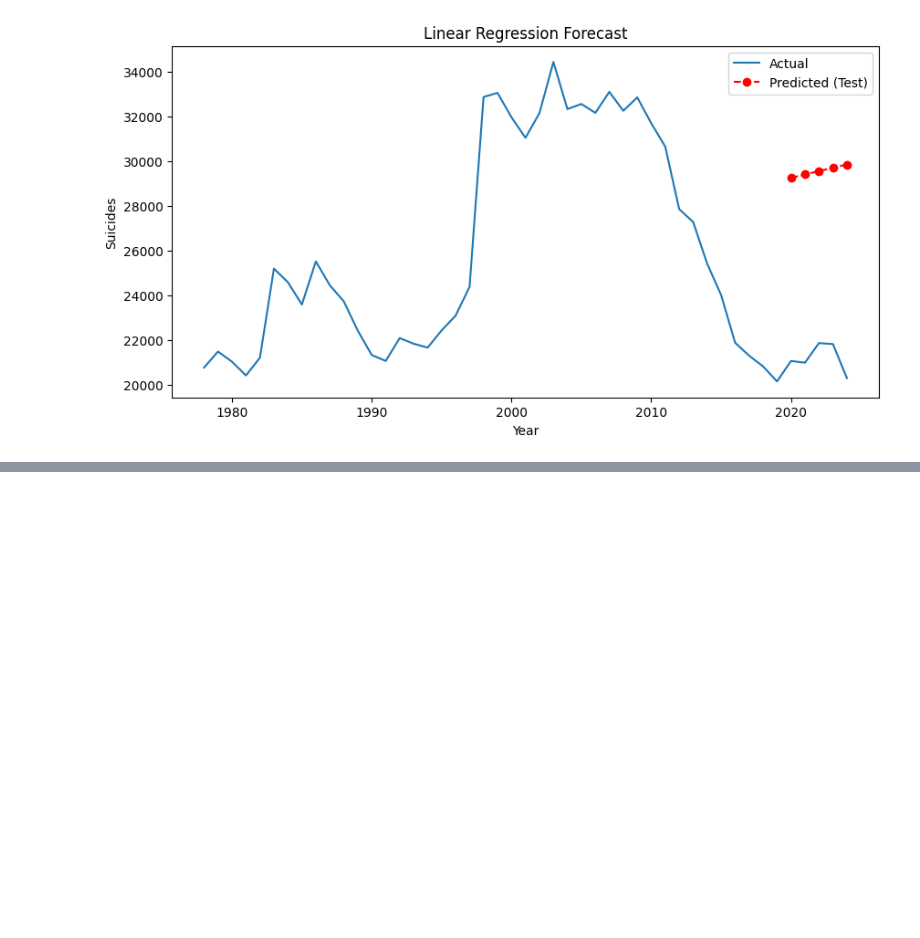
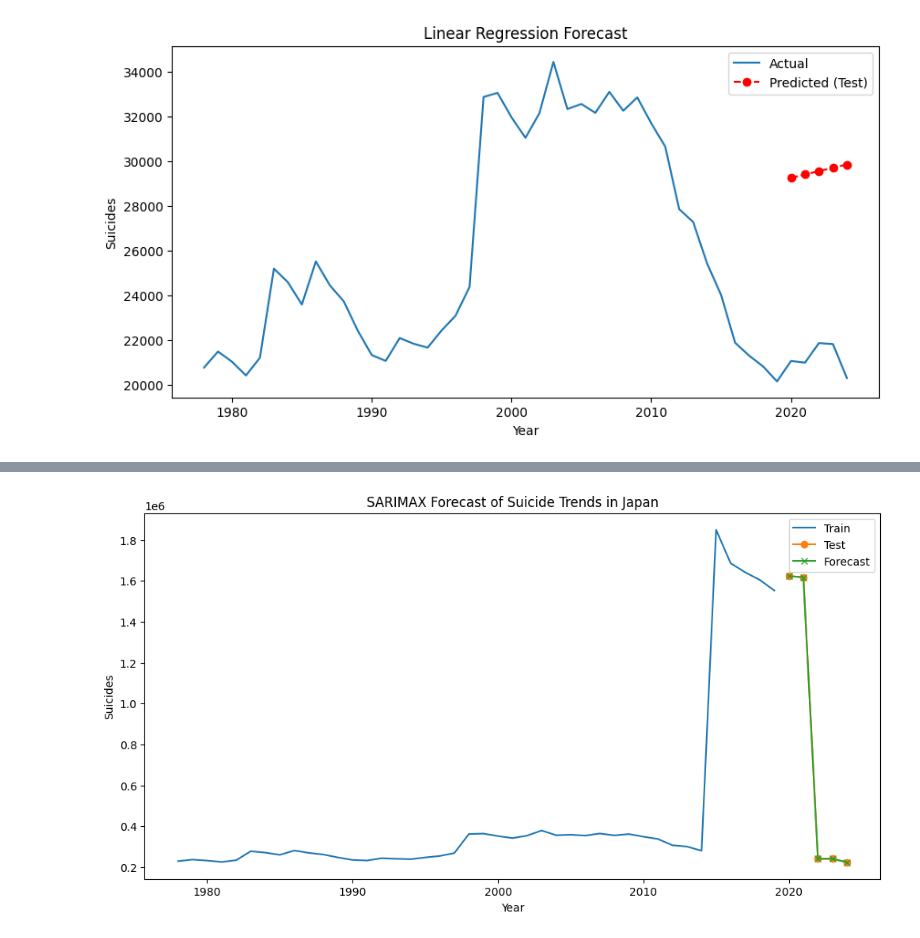
Before and after one commit to YuriyaJP/Public-Health-Data-Engineering-Project-Japan-Suicide-Statistics-Pipeline, a Jupyter notebook: src/ml/time_series_forecast.ipynb, the cells around one changed output, grey strips where cells are left out. Saved outputs shown, nothing was run; the diff lists cells and outputs as text; code cells hidden in the pictures; blank space fills up the shorter version.

```diff
--- a/src/ml/time_series_forecast.ipynb
+++ b/src/ml/time_series_forecast.ipynb
@@ -87,0 +275,80 @@ plt.show()
+# %%
+# 1. Imports
+import pandas as pd
+import numpy as np
+import matplotlib.pyplot as plt
+from statsmodels.tsa.statespace.sarimax import SARIMAX
+from sklearn.metrics import mean_squared_error
+
+# 2. Load dataset
+df = pd.read_csv("../../data_clean/master_cleaned_dataset.csv")
+
+# 3. Keep relevant columns
+df = df[['year', '年齢層', '自殺者_総数', '問題分類']]
+
+# Drop rows with missing suicides
+df = df.dropna(subset=['自殺者_総数'])
+
+# 4. Pivot age groups and reason categories as features
+# Aggregate suicides by year for each age group
+df_age = df.pivot_table(index='year', columns='年齢層', values='自殺者_総数', aggfunc='sum')
+
+# Aggregate suicides by year for each reason category
+df_reason = df.pivot_table(index='year', columns='問題分類', values='自殺者_総数', aggfunc='sum')
+
+# 5. Merge features with total suicides
+df_total = df.groupby('year')['自殺者_総数'].sum()
+data = df_total.to_frame().join(df_age).join(df_reason)
+
+# Fill missing values with 0
+data = data.fillna(0)
+
+# 6. Split into train/test
+train = data.iloc[:-5]
+test = data.iloc[-5:]
+
+y_train = train['自殺者_総数']
+y_test = test['自殺者_総数']
+
+# Exogenous variables: age + reason
+exog_train = train.drop(columns=['自殺者_総数'])
+exog_test = test.drop(columns=['自殺者_総数'])
+
+# 7. Fit SARIMAX
+model = SARIMAX(
+    y_train,
+    exog=exog_train,
+    order=(1,1,1),  # ARIMA(p,d,q), can tune
+    trend='c',
+    enforce_stationarity=False,
+    enforce_invertibility=False
+)
+
+results = model.fit(disp=False)
+print(results.summary())
+
+# 8. Forecast
+forecast = results.get_forecast(steps=len(test), exog=exog_test)
+forecast_mean = forecast.predicted_mean
+conf_int = forecast.conf_int()
+
+# 9. Evaluate
+mse = mean_squared_error(y_test, forecast_mean)
+rmse = np.sqrt(mse)
+print(f"Test RMSE: {rmse:.2f}")
+
+pseudo_r2 = 1 - mse/np.var(y_test)
+print(f"Test pseudo R^2: {pseudo_r2:.2f}")
+
+# 10. Plot
+plt.figure(figsize=(12,6))
+plt.plot(train.index, y_train, label='Train')
+plt.plot(test.index, y_test, label='Test', marker='o')
+plt.plot(test.index, forecast_mean, label='Forecast', marker='x')
+plt.fill_between(test.index, conf_int.iloc[:,0], conf_int.iloc[:,1], color='pink', alpha=0.3)
+plt.xlabel('Year')
+plt.ylabel('Suicides')
+plt.title('SARIMAX Forecast of Suicide Trends in Japan')
+plt.legend()
+plt.show()
+# %% [output]
@@ -87,0 +372 @@ plt.show()
+[figure, added]
```
Also changed, not shown: parts of 21 cells of this notebook.
